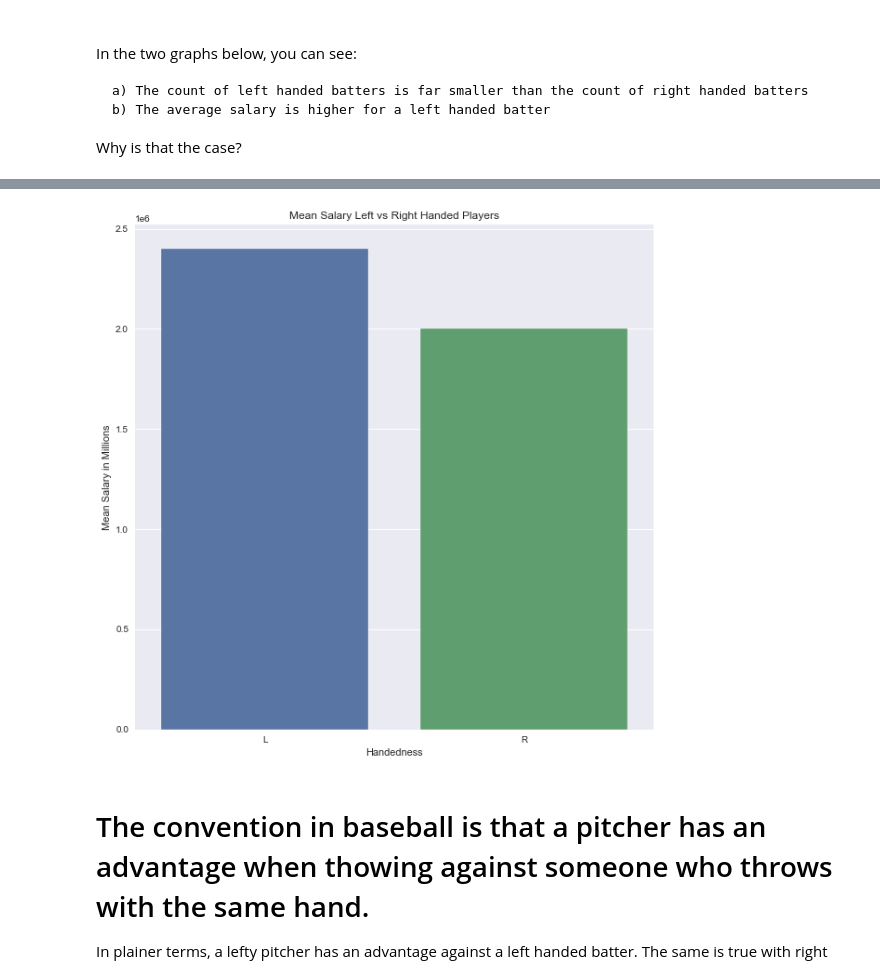
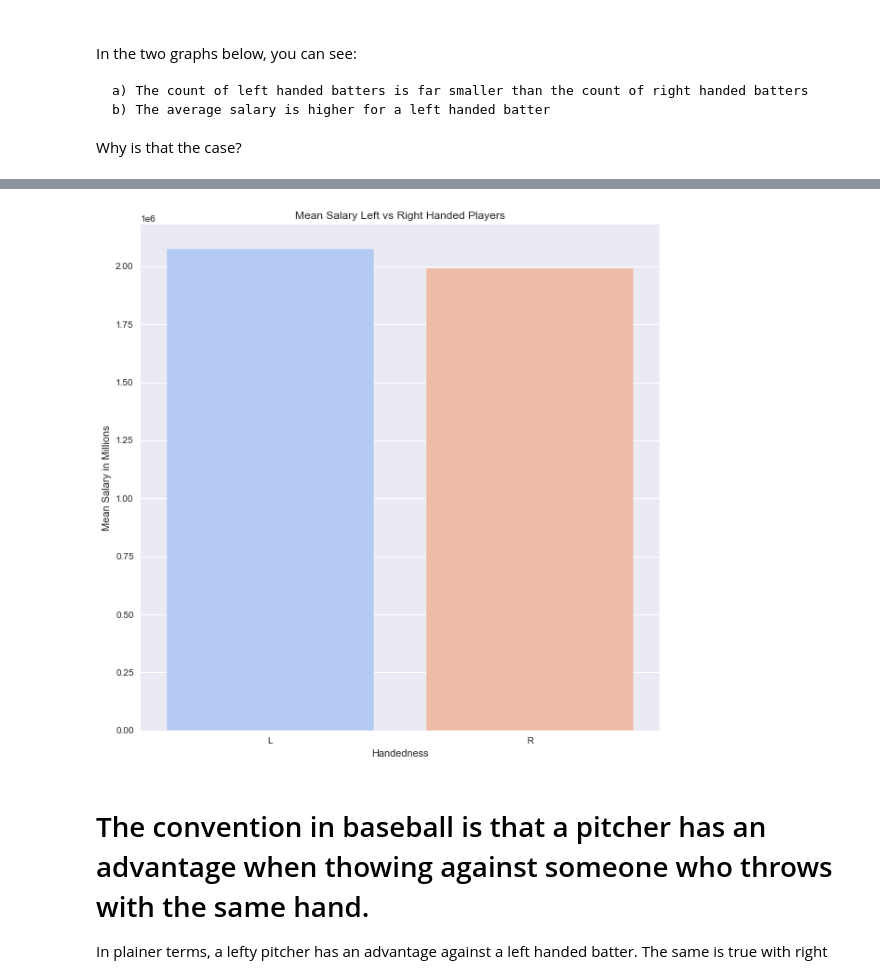
Before and after one commit to ptorres001/MLB_Salary_prediction, a Jupyter notebook: 02_analysis.ipynb, the cells around one changed output, grey strips where cells are left out. Saved outputs shown, nothing was run; the diff lists cells and outputs as text; code cells hidden in the pictures.

```diff
--- a/02_analysis.ipynb
+++ b/02_analysis.ipynb
@@ -36,7 +36,7 @@ from statsmodels.stats import weightstats as stests
 from scipy.stats import ttest_ind
 
 sns.set(style="whitegrid")
-
+sns.set(rc={'figure.figsize':(15,10)})
 plt.style.use('seaborn')
 
 import warnings
@@ -125,21 +127,22 @@ plt.savefig('PNG/right_left_sal.png')
 # %%
 x = df.groupby('throws').salary.median().reset_index()
 
 
 fig, axes = plt.subplots(figsize = (10,10))
 
-sns.barplot(x= 'throws',y = 'salary', data = x)
+sns.barplot(x= 'throws',y = 'salary', data = x, palette='coolwarm')
 
 
 axes.set_ylabel('Mean Salary in Millions')
 axes.set_xlabel('Handedness')
 axes.set_title('Mean Salary Left vs Right Handed Players')
 
 
 
-plt.savefig('PNG/right_left_meansal.png', dpi = 150)
+plt.savefig('PNG/right_left_meansal.png', dpi=300,
+            bbox_inches= 'tight', padding_inches = 4, transparent = True )
 # %% [output]
-[figure, old version]
+[figure, new version]
 # %% [markdown]
 # The convention in baseball is that a pitcher has an advantage when thowing against someone who throws with the same hand.
 
```
Also changed, not shown: parts of 28 cells of this notebook.
